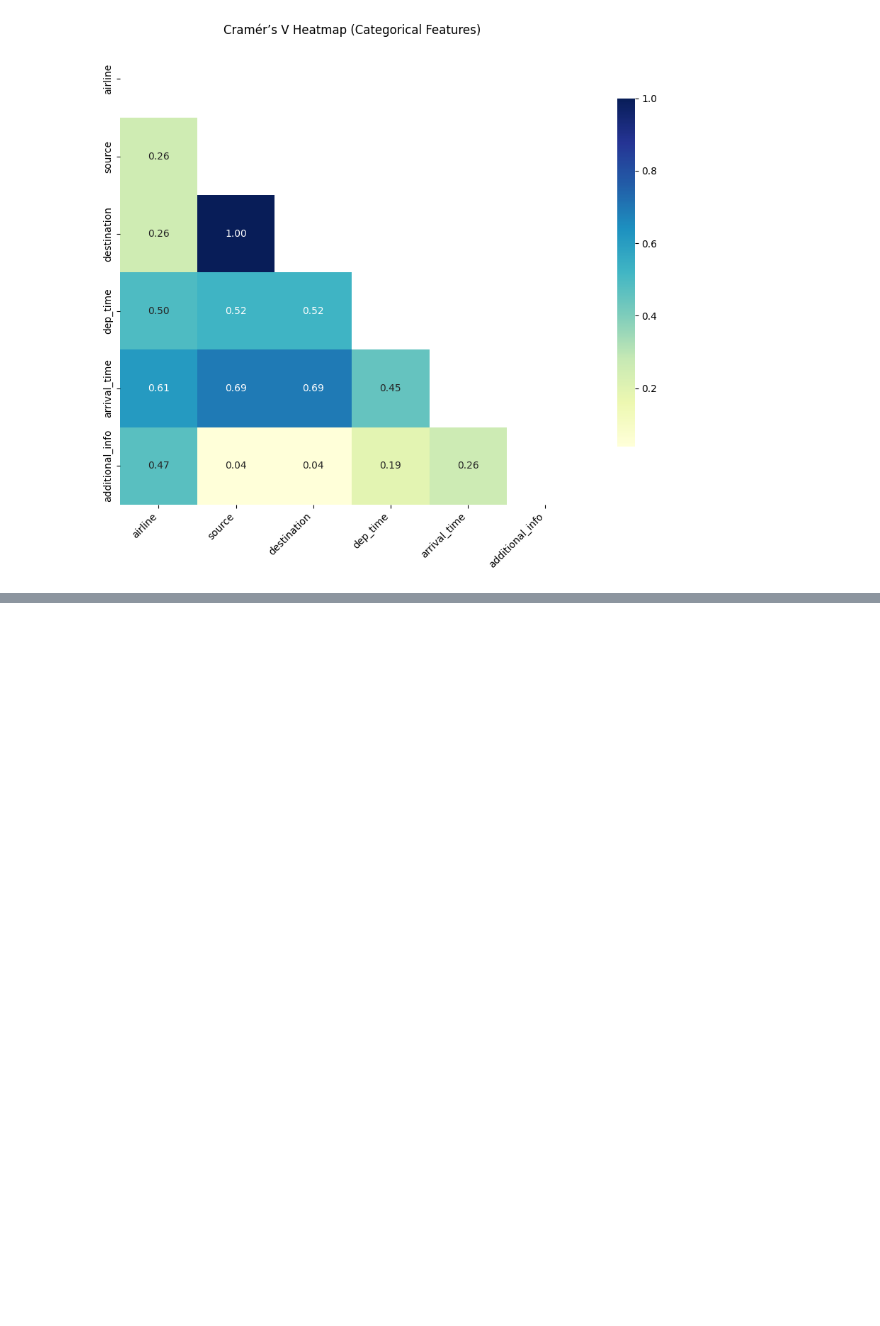
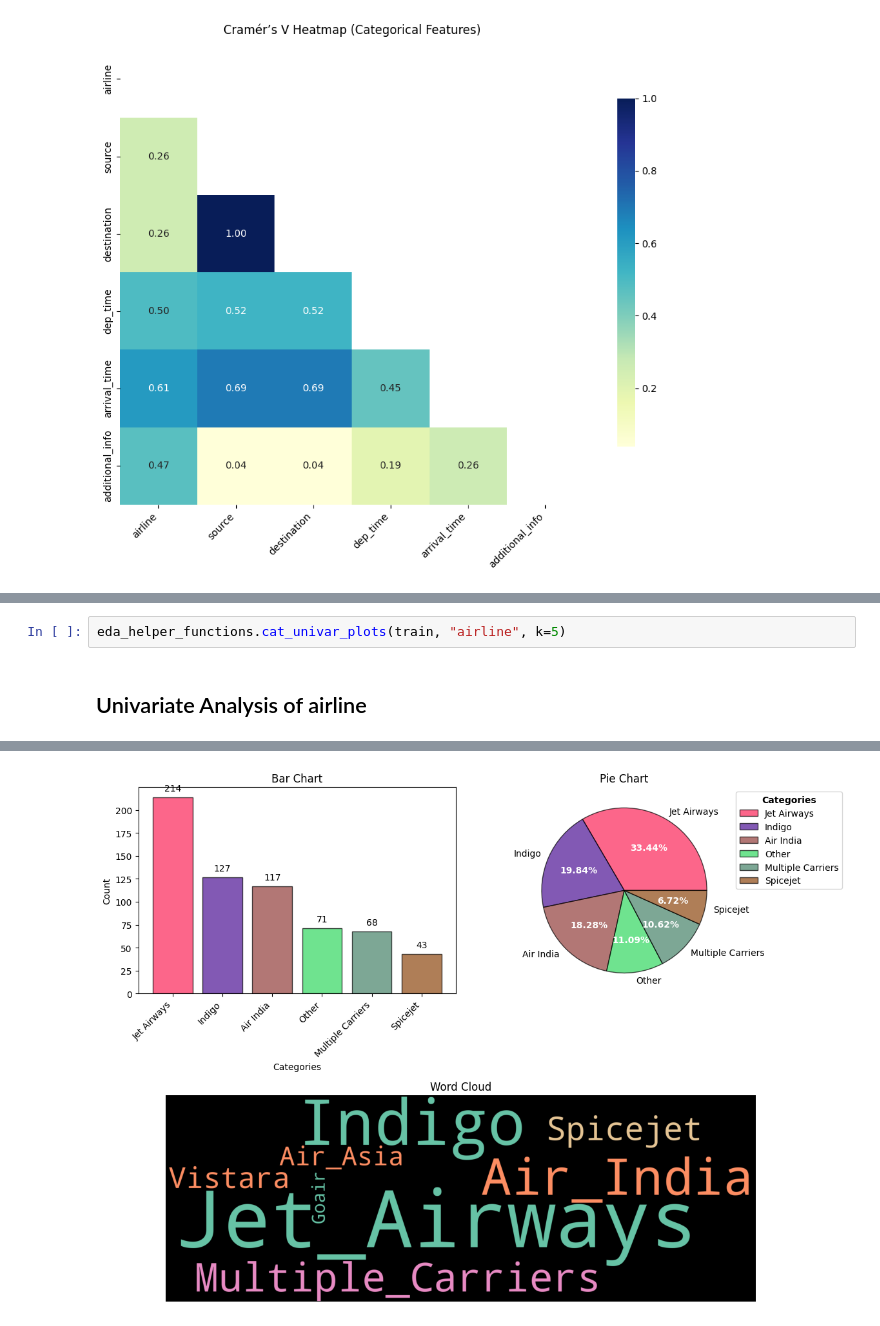
Before and after one commit to Abhinay-bir-17/flight-prediction-sageMaker, a Jupyter notebook: notebooks/eda.ipynb, the cells around one changed output, grey strips where cells are left out. Drawn from its saved outputs; the diff is of its cells as text; blank space fills up the shorter version.

```diff
--- a/notebooks/eda.ipynb
+++ b/notebooks/eda.ipynb
@@ -456,0 +533,4 @@ plot_cramers_v_heatmap(train)
+# %%
+eda_helper_functions.cat_univar_plots(train, "airline", k=5)
+# %% [output]
+Univariate Analysis of airline
@@ -456,0 +538 @@ plot_cramers_v_heatmap(train)
+[figure, added]
```
Also changed, not shown: parts of 47 cells of this notebook, 1 other file.
